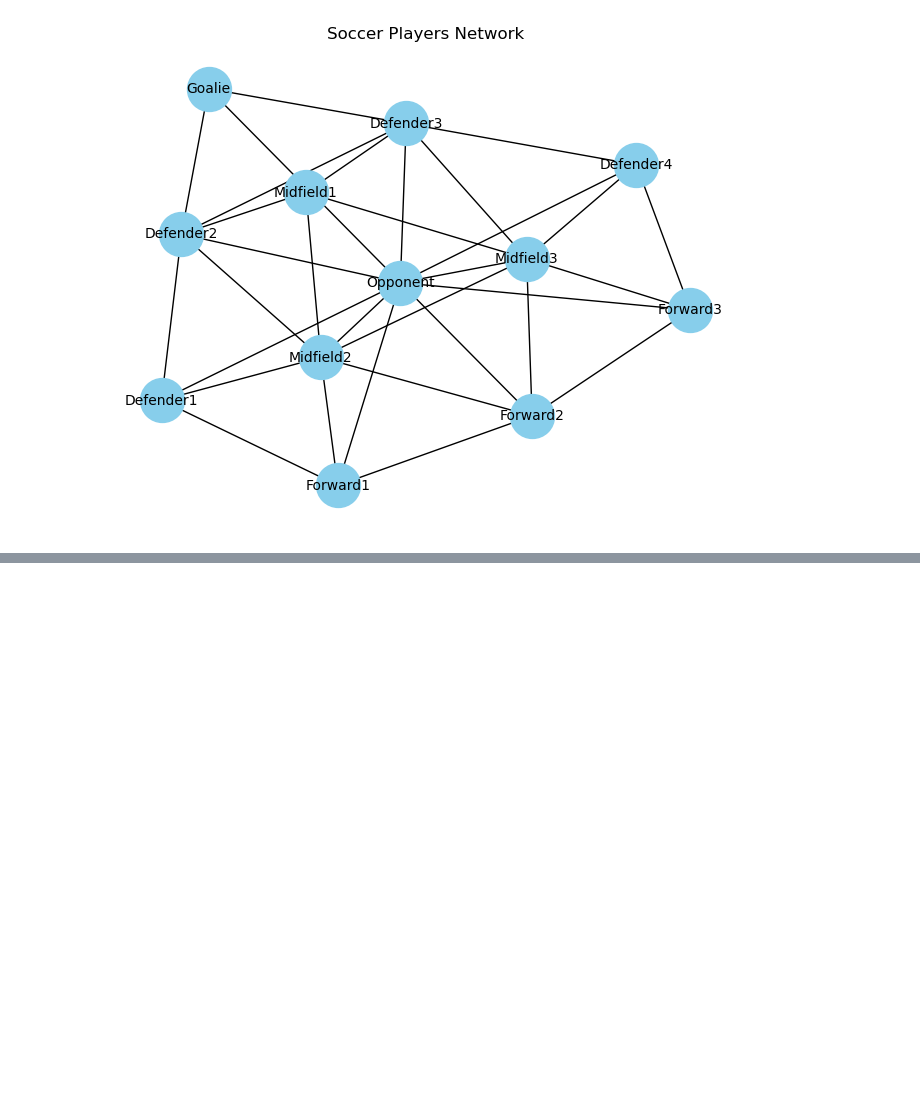
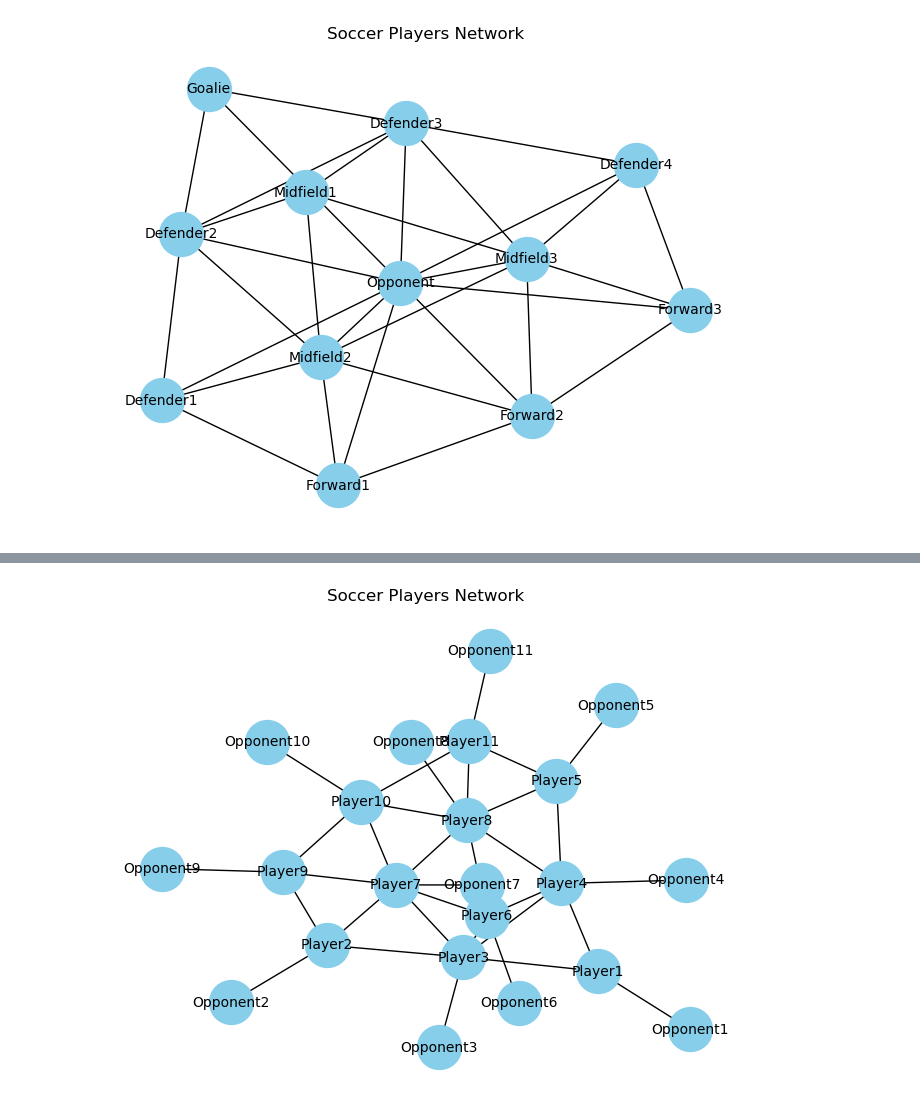
Before and after one commit to ZhuShuairong/3025Project, a Jupyter notebook: Group Project.ipynb, the cells around one changed output, grey strips where cells are left out. Cells and saved outputs as stored; diff of their text form; code cells hidden in the pictures; blank space fills up the shorter version.

```diff
--- a/Group Project.ipynb
+++ b/Group Project.ipynb
@@ -314,0 +315,34 @@ Opponent
+# %%
+# Create an empty graph
+SG = nx.Graph()
+
+players = ["Player1", "Player2", "Player3", "Player4", "Player5", "Player6", "Player7", "Player8", "Player9", "Player10", "Player11"]
+players = ["Opponent1", "Opponent2", "Opponent3", "Opponent4", "Opponent5", "Opponent6", "Opponent7", "Opponent8", "Opponent9", "Opponent10", "Opponent11"]
+SG.add_nodes_from(players)
+
+connections = [
+    ("Player1", "Opponent1"), ("Player1", "Player3"), ("Player1", "Player4"),
+    ("Player2", "Opponent2"), ("Player2", "Player9"), ("Player2", "Player7"), ("Player2", "Player3"),
+    ("Player3", "Opponent3"), ("Player3", "Player1"), ("Player3", "Player2"), ("Player3", "Player4"), ("Player3", "Player6"), ("Player3", "Player7"),
+    ("Player4", "Opponent4"), ("Player4", "Player1"), ("Player4", "Player3"), ("Player4", "Player5"), ("Player4", "Player6"), ("Player4", "Player8"),
+    ("Player5", "Opponent5"), ("Player5", "Player8"), ("Player5", "Player11"),
+    ("Player6", "Opponent6"), ("Player6", "Player3"), ("Player6", "Player4"), ("Player6", "Player7"), ("Player6", "Player8"),
+    ("Player7", "Opponent7"), ("Player7", "Player2"), ("Player7", "Player3"), ("Player7", "Player6"), ("Player7", "Player8"), ("Player7", "Player9"), ("Player7", "Player10"),
+    ("Player8", "Opponent8"), ("Player8", "Player4"), ("Player8", "Player5"), ("Player8", "Player6"), ("Player8", "Player7"), ("Player8", "Player10"), ("Player8", "Player11"),
+    ("Player9", "Opponent9"), ("Player9", "Player2"), ("Player9", "Player7"), ("Player9", "Player10"),
+    ("Player10", "Opponent10"), ("Player10", "Player7"), ("Player10", "Player8"), ("Player10", "Player9"), ("Player10", "Player11"),
+    ("Player11", "Opponent11"), ("Player11", "Player5"), ("Player11", "Player8"), ("Player11", "Player10")
+]
+
+SG.add_edges_from(connections)
+
+# Draw the graph
+pos = nx.spring_layout(SG)  # You can choose other layout algorithms as well
+nx.draw(SG, pos, with_labels=True, node_size=1000, node_color="skyblue", font_size=10)
+
+# Show the plot
+plt.title("Soccer Players Network")
+plt.axis("off")  # Hide axes
+plt.show()
+# %% [output]
+[figure, added]
```
Also changed, not shown: parts of 18 cells of this notebook.
